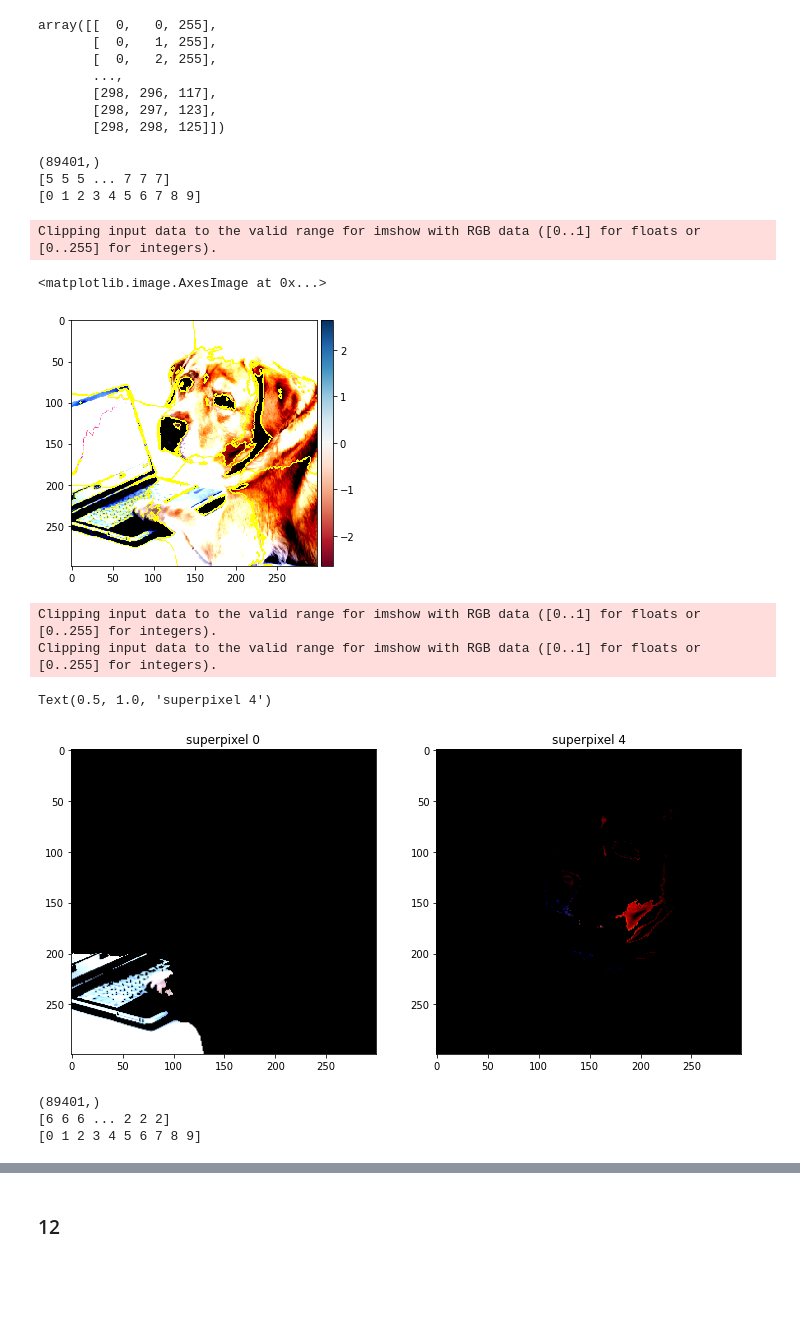
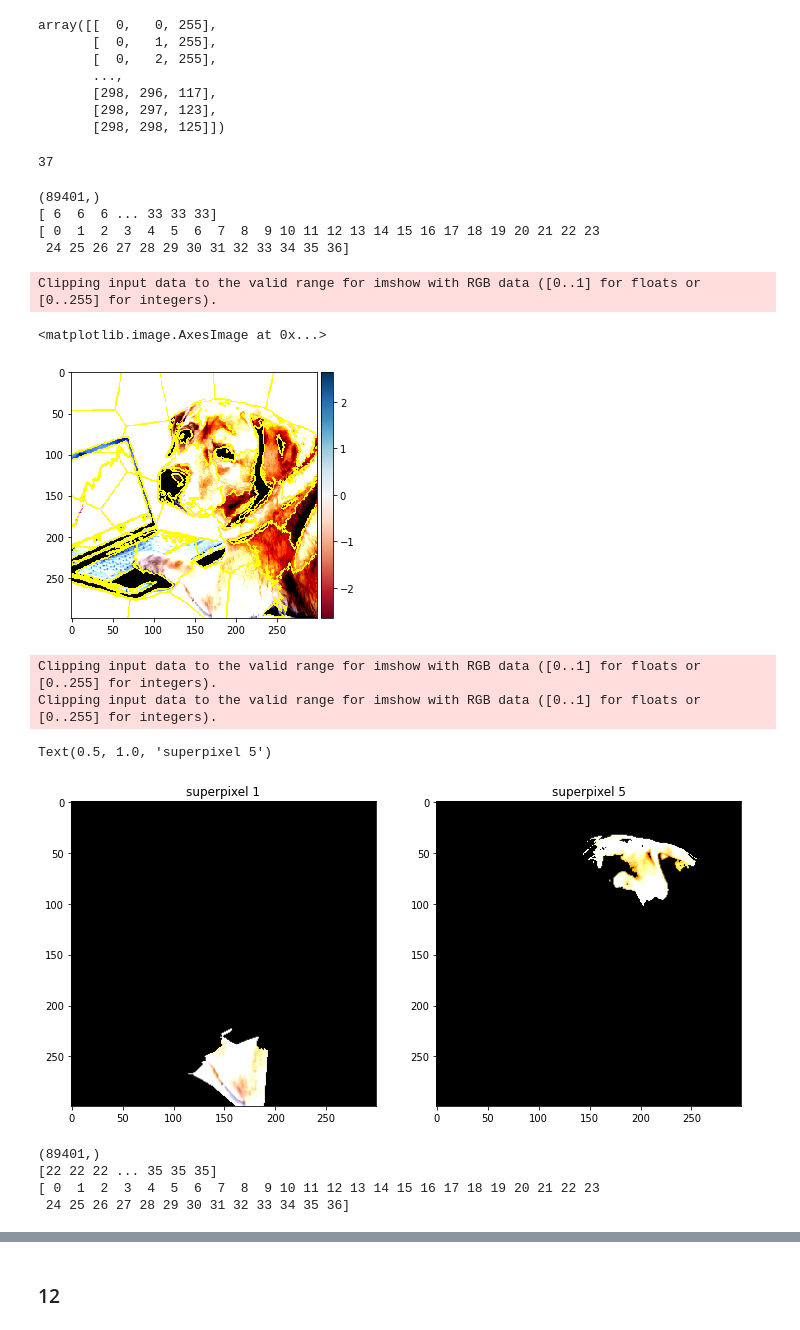
Before and after one commit to gabriel-ortega-hernandez/Tarea-2-Grupo-3, a Jupyter notebook: MA6202_T2.ipynb, the cells around one changed output, grey strips where cells are left out. Cells and saved outputs as stored; diff of their text form; code cells hidden in the pictures; blank space fills up the shorter version.

Commit message:
P3.12, faltan los .npy de imagenes de cada metodo de clusterizacion(1gb cada uno)

```diff
--- a/MA6202_T2.ipynb
+++ b/MA6202_T2.ipynb
@@ -406,3 +405,10 @@ n_clusters = 10
+# %%
+# Fijamos el numero de clusters como la cantidad de superpixeles obtenidos antes
+# para reutilizar el arreglo de perturbaciones creado previamente
+n_clusters = n_superpixeles
+n_clusters
+# %% [output]
+37
 # %%
 # KMeans
 # Creamos el cluster KMeans con n_cluster clusters y ajustamos al conjunto de entrenamiento
@@ -416,8 +422,9 @@ print(km_labels)
 print(np.unique(km_labels))
 # %% [output]
 (89401,)
-[5 5 5 ... 7 7 7]
-[0 1 2 3 4 5 6 7 8 9]
+[ 6  6  6 ... 33 33 33]
+[ 0  1  2  3  4  5  6  7  8  9 10 11 12 13 14 15 16 17 18 19 20 21 22 23
+ 24 25 26 27 28 29 30 31 32 33 34 35 36]
 # %%
 # Recuperamos la estructura original de la imagen descrita por superpixeles
 km_labels = km_labels.reshape(299,299)
@@ -428,22 +435,22 @@ imshow(mark_boundaries(image=imagen_procesada,label_img=km_labels))
 # %% [output]
 Clipping input data to the valid range for imshow with RGB data ([0..1] for floats or [0..255] for integers).
 <matplotlib.image.AxesImage at 0x...>
-[figure, old version]
+[figure, new version]
 # %%
 # Visualizamos algunos clusters obtenidos de éste metodo
-i,j = 0,4
+i,j = 1,5
 mascara_i, mascara_j = np.zeros(n_clusters),np.zeros(n_clusters)
 mascara_i[i], mascara_j[j]= True, True
 fig, ax = plt.subplots(nrows=1, ncols=2,figsize=[12,13])
 ax[0].imshow(perturbar_imagen(imagen_procesada,mascara_i,km_labels))
 ax[0].set_title('superpixel {}'.format(i))
 ax[1].imshow(perturbar_imagen(imagen_procesada,mascara_j,km_labels))
 ax[1].set_title('superpixel {}'.format(j))
 # %% [output]
 Clipping input data to the valid range for imshow with RGB data ([0..1] for floats or [0..255] for integers).
 Clipping input data to the valid range for imshow with RGB data ([0..1] for floats or [0..255] for integers).
-Text(0.5, 1.0, 'superpixel 4')
+Text(0.5, 1.0, 'superpixel 5')
-[figure, old version]
+[figure, new version]
 # %%
 # MiniBatchKMeans
 # Creamos el cluster MeanShift y ajustamos al conjunto de entrenamiento
@@ -457,8 +464,9 @@ print(mbkm_labels)
 print(np.unique(mbkm_labels))
 # %% [output]
 (89401,)
-[6 6 6 ... 2 2 2]
-[0 1 2 3 4 5 6 7 8 9]
+[22 22 22 ... 35 35 35]
+[ 0  1  2  3  4  5  6  7  8  9 10 11 12 13 14 15 16 17 18 19 20 21 22 23
+ 24 25 26 27 28 29 30 31 32 33 34 35 36]
 # %%
 # Recuperamos la estructura original de la imagen descrita por superpixeles
 mbkm_labels = mbkm_labels.reshape(299,299)
```
Also changed, not shown: parts of 21 cells of this notebook.
